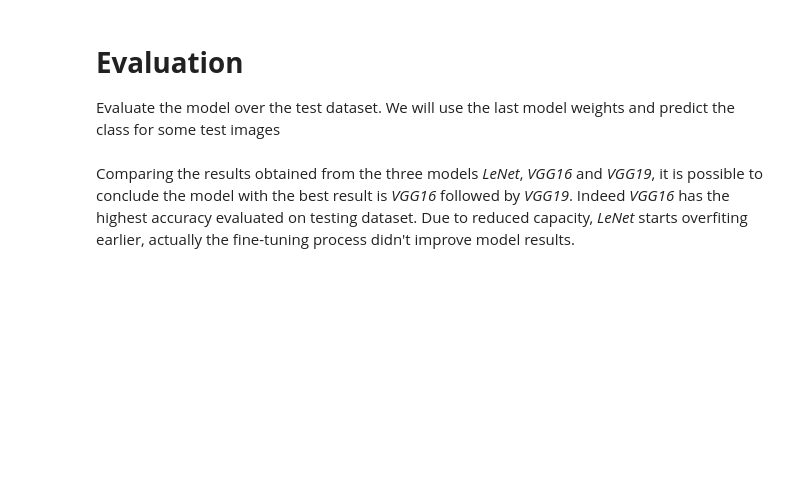
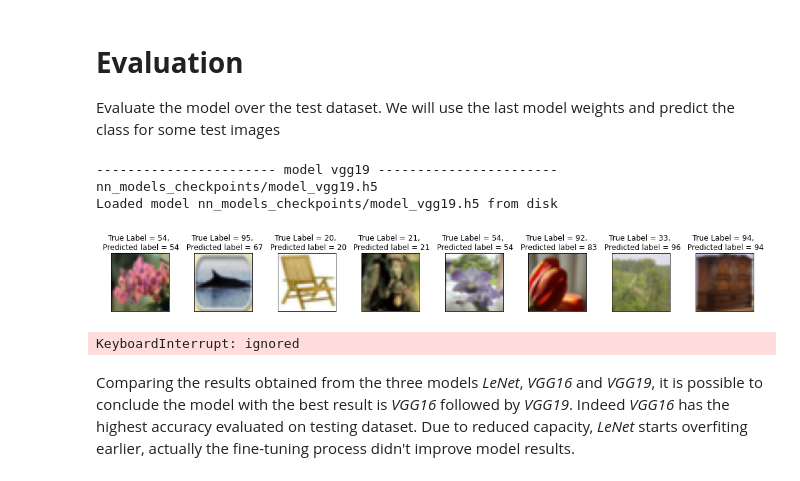
Before and after one commit to JoaoGranja/CIFAR100_ImageClassification, a Jupyter notebook: image_classification_main.ipynb, the cells around one changed output. Saved outputs shown, nothing was run; the diff lists cells and outputs as text; code cells hidden in the pictures; blank space fills up the shorter version.

```diff
--- a/image_classification_main.ipynb
+++ b/image_classification_main.ipynb
@@ -98,9 +98,9 @@ if is_colab:
 args = {}
 args['seed'] = 42
 args['data_augmentation'] = True
-args['training'] = True
-args['fine_tuning'] = True
-args['evaluation_networks'] = False
+args['training'] = False
+args['fine_tuning'] = False
+args['evaluation_networks'] = True
 
 #training arguments
 args['batch_size'] = 32
@@ -120,8 +120,8 @@ args['learning_rate'] = 0.001
 args['decay'] = 0.0001
 args['loss'] = 'categorical_crossentropy'
 
-if args['network'] == 'vit-b32':
-  args['batch_size'] = 256
+#if args['network'] == 'vit-b32':
+#  args['batch_size'] = 256
 
 # In this project I will also train a vit model from scratch. So I will use more epochs for training....
 if args['network'] == 'vit_scratch':
@@ -477,35 +486,40 @@ if args['evaluation_networks']:
 
 
       #plt.subplot(1, len(args['networks']), i)
       #Load last model parameters
-      last_model_file = '{}/last_{}.h5'.format(args['models_dir'], network)
-      best_model_file = '{}/best_{}.h5'.format(args['models_dir'], network)
       model_file = '{}/model_{}.h5'.format(args['models_dir'], network)
+      print(model_file)
 
       #Load the model
       loaded_model = load_model(model_file)
       print("Loaded model {} from disk".format(model_file))
       loaded_model.compile(loss=args['loss'], optimizer=optimizer, metrics=['accuracy'])
 
       #Try out the model on an image from the test data:
       show_image_prediction(loaded_model,8)
 
       #------------------------------ Evaluate model on testing dataset -----------------------------------#
       #_, acc = loaded_model.evaluate(x_train, y_train, verbose=0)
       #print("Training accuracy of model {0} = {1}".format(loaded_model.name, acc))
       _, acc = loaded_model.evaluate(x_test, y_test, verbose=0)
       print("Testing accuracy of model {0} = {1}".format(loaded_model.name, acc))
 
       #------------------------------ Plot all model results -----------------------------------#
       # save plot to file
       filename = "accuracy_" + network + '_plot.png'
       im = cv2.imread(filename)
       plt.imshow(im)
       plt.title("Accuray Results of model {}".format(network))
       i = i + 1
 
       plt.show()
   plt.close()
+# %% [output]
+----------------------- model vgg19 -----------------------
+nn_models_checkpoints/model_vgg19.h5
+Loaded model nn_models_checkpoints/model_vgg19.h5 from disk
+[figure, added]
+KeyboardInterrupt: ignored
 # %% [markdown]
 Comparing the results obtained from the three models *LeNet*, *VGG16* and *VGG19*, it is possible to conclude the model with the best result is *VGG16* followed by *VGG19*. Indeed *VGG16* has the highest accuracy evaluated on testing dataset. Due to reduced capacity, *LeNet* starts overfiting earlier, actually the fine-tuning process didn't improve model results.
 # %% [markdown]
```
Also changed, not shown: parts of 7 cells of this notebook, 5 other files.
